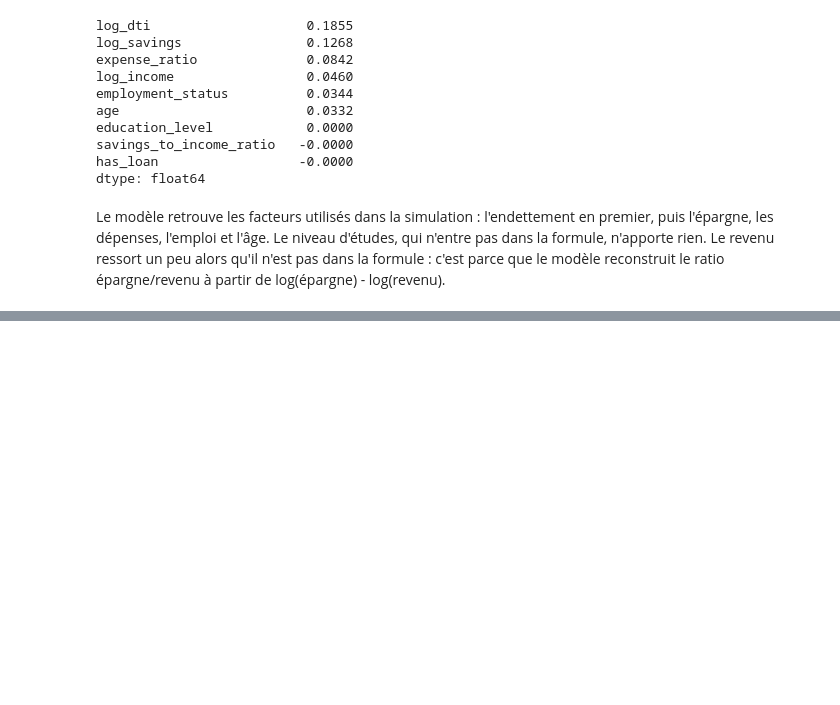
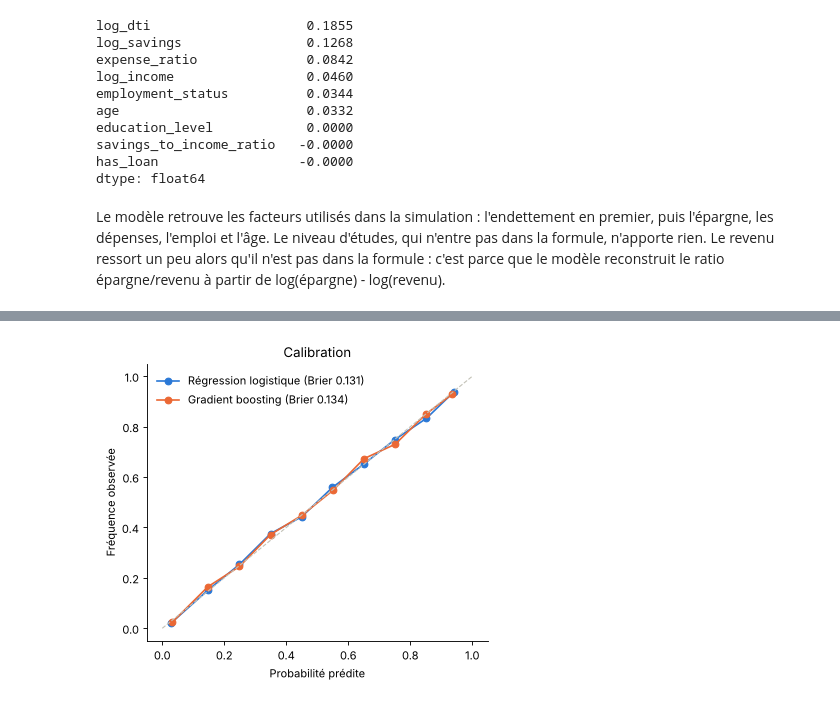
Before and after one commit to Kesiah-lps/personnal-finance-ml, a Jupyter notebook: 02_credit_scoring_simulated.ipynb, the cells around one changed output, grey strips where cells are left out. Drawn from its saved outputs; the diff is of its cells as text; code cells hidden in the pictures; blank space fills up the shorter version.

Commit message:
Notebook 02 : calibration et analyse d'équité des décisions

```diff
--- a/02_credit_scoring_simulated.ipynb
+++ b/02_credit_scoring_simulated.ipynb
@@ -138,0 +143,13 @@ Le modèle retrouve les facteurs utilisés dans la simulation : l'endettement en
+# %%
+from sklearn.calibration import calibration_curve
+from sklearn.metrics import brier_score_loss
+
+fig, ax = plt.subplots(figsize=(5.5, 4.5))
+for name, col in [("Régression logistique", BLUE), ("Gradient boosting", ORANGE)]:
+    frac, mean_pred = calibration_curve(test.good_credit, scores[name], n_bins=10)
+    ax.plot(mean_pred, frac, marker="o", color=col, label=f"{name} (Brier {brier_score_loss(test.good_credit, scores[name]):.3f})")
+ax.plot([0, 1], [0, 1], ls="--", color=GREY, lw=1)
+ax.set_xlabel("Probabilité prédite"); ax.set_ylabel("Fréquence observée"); ax.set_title("Calibration"); ax.legend(frameon=False)
+plt.show()
+# %% [output]
+[figure, added]
```
Also changed, not shown: parts of 5 cells of this notebook.
